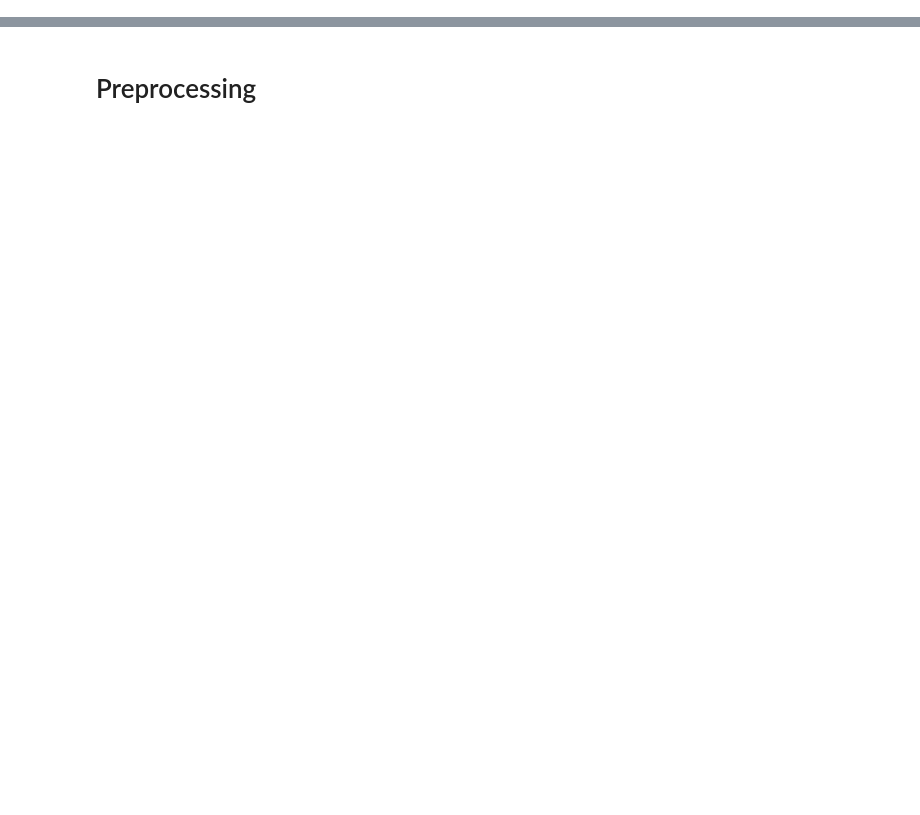
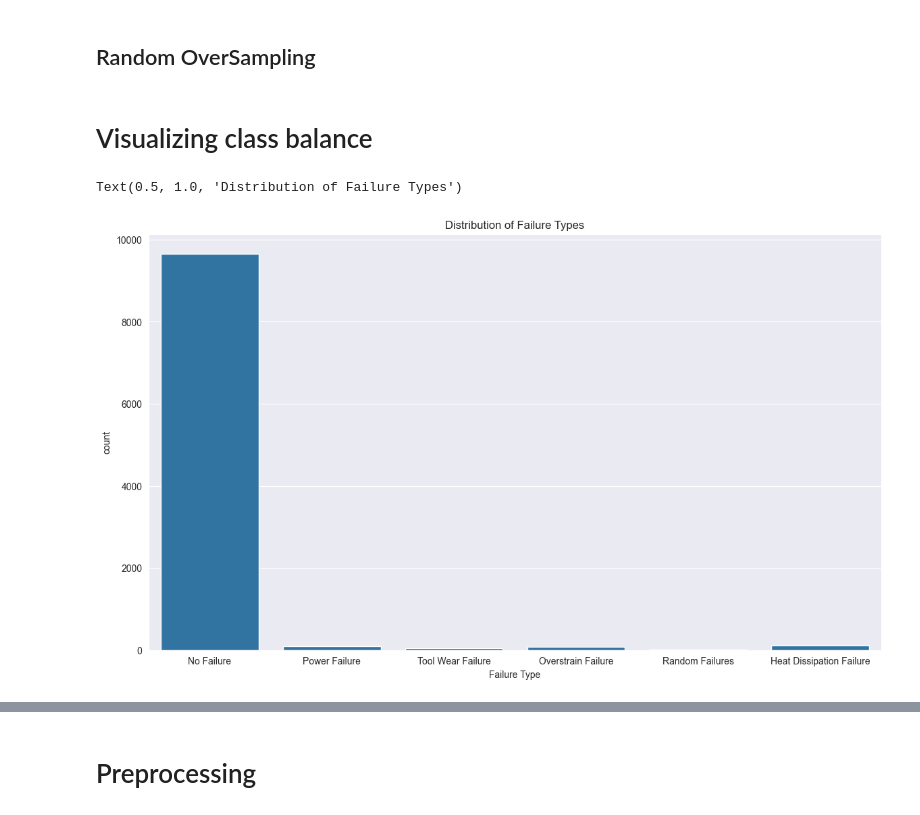
Before and after one commit to Ahtat204/Machine-Failure-Prediction, a Jupyter notebook: predictive_maintenance_classification.ipynb, the cells around one changed output, grey strips where cells are left out. Drawn from its saved outputs; the diff is of its cells as text; code cells hidden in the pictures; blank space fills up the shorter version.

Commit message:
RandomOverSampling

```diff
--- a/predictive_maintenance_classification.ipynb
+++ b/predictive_maintenance_classification.ipynb
@@ -76,0 +83,11 @@ Name: count, dtype: int64
+# %% [markdown]
+## Random OverSampling
+# %% [markdown]
+# Visualizing class balance
+# %%
+plt.figure(figsize=(14, 8))
+sns.countplot(x='Failure Type', data=df)
+plt.title('Distribution of Failure Types')
+# %% [output]
+Text(0.5, 1.0, 'Distribution of Failure Types')
+[figure, added]
```
Also changed, not shown: parts of 23 cells of this notebook.
